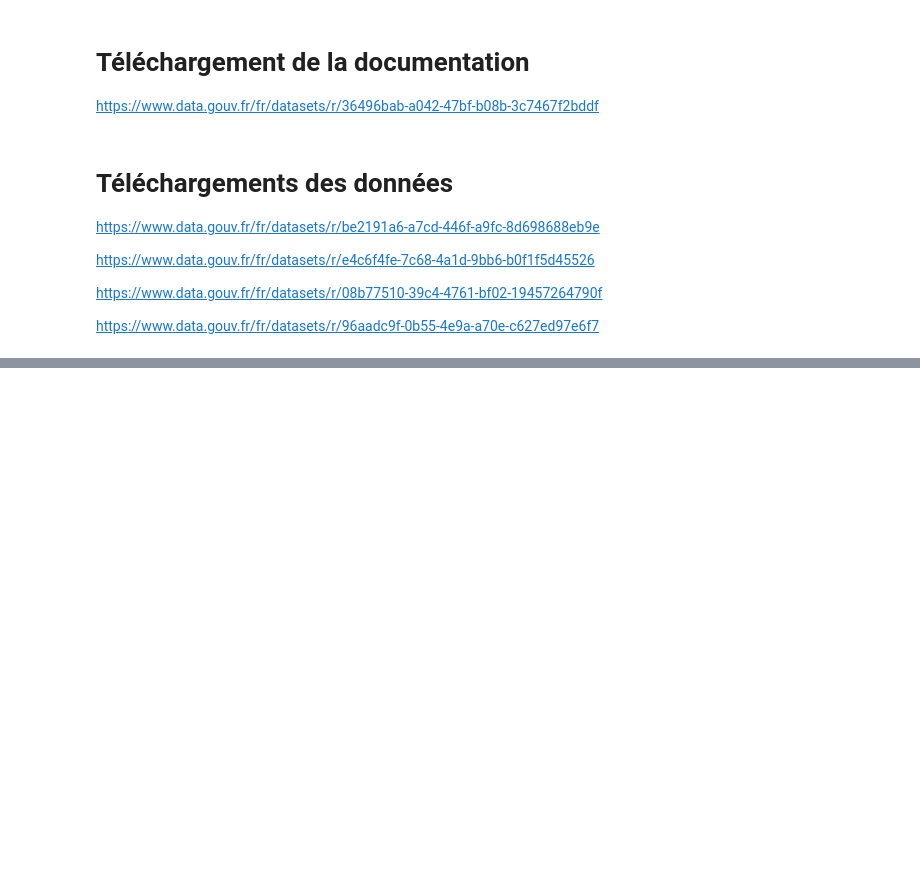
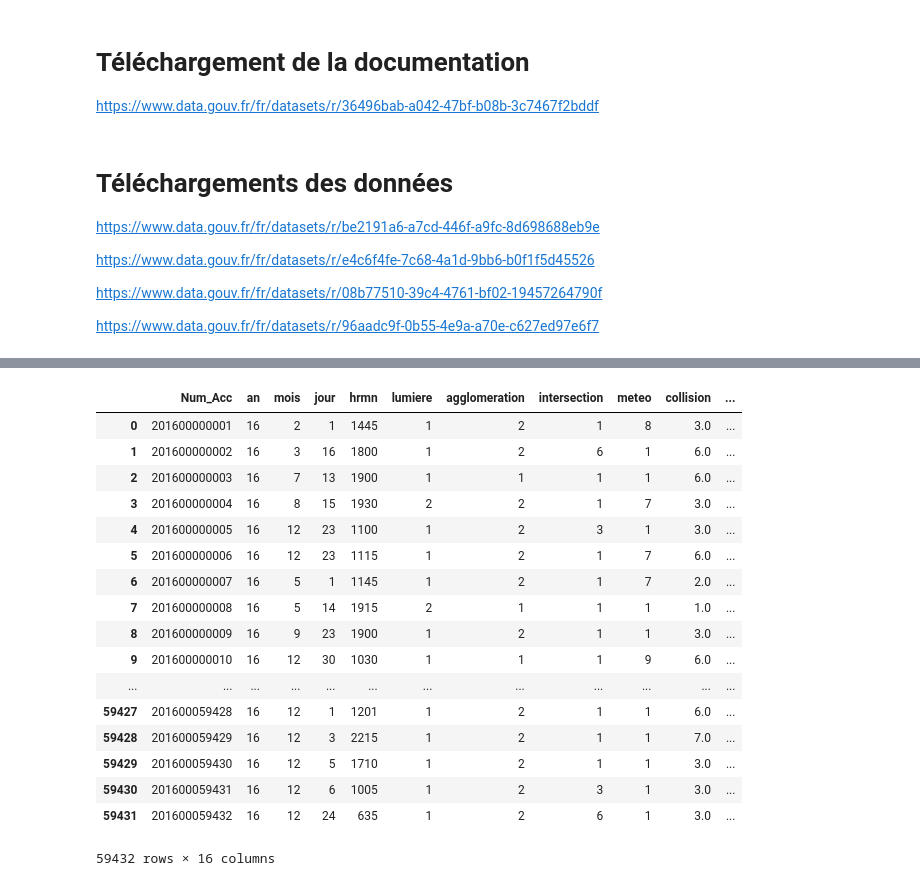
Before and after one commit to romainjouin/formation_python, a Jupyter notebook: 20180914_TD_Python.ipynb, the cells around one changed output, grey strips where cells are left out. Cells and saved outputs as stored; diff of their text form; code cells hidden in the pictures; blank space fills up the shorter version.

```diff
--- a/20180914_TD_Python.ipynb
+++ b/20180914_TD_Python.ipynb
@@ -48,6 +49,5 @@ https://www.data.gouv.fr/fr/datasets/r/96aadc9f-0b55-4e9a-a70e-c627ed97e6f7
 # %%
 import pandas as pd
 # %%
-path = ""
+path = "https://www.data.gouv.fr/fr/datasets/r/96aadc9f-0b55-4e9a-a70e-c627ed97e6f7"
 df = pd.read_csv(path, encoding="latin1")
-df.head()
@@ -60,0 +71,7 @@ df.head()
+# %%
+nouvelles_colonnes = ["Num_Acc", "an", "mois", "jour", "hrmn",
+                      "lumiere", "agglomeration", "intersection",
+                      "meteo", 'collision', 'num_commune', 'adr',
+                      'gps', 'lat', 'long', 'dep']
+# %%
+df.columns = nouvelles_colonnes
@@ -60,0 +98,24 @@ df.head()
+# %%
+colonnes_a_changer = {"lat" :"lattitude", "long" : "longitude"}
+df.rename(columns=colonnes_a_changer, inplace=True)
+# %%
+df
+# %% [output]
+|  | Num_Acc | an | mois | jour | hrmn | lumiere | agglomeration | intersection | meteo | collision | ... |
+| 0 | 201600000001 | 16 | 2 | 1 | 1445 | 1 | 2 | 1 | 8 | 3.0 | ... |
+| 1 | 201600000002 | 16 | 3 | 16 | 1800 | 1 | 2 | 6 | 1 | 6.0 | ... |
+| 2 | 201600000003 | 16 | 7 | 13 | 1900 | 1 | 1 | 1 | 1 | 6.0 | ... |
+| 3 | 201600000004 | 16 | 8 | 15 | 1930 | 2 | 2 | 1 | 7 | 3.0 | ... |
+| 4 | 201600000005 | 16 | 12 | 23 | 1100 | 1 | 2 | 3 | 1 | 3.0 | ... |
+| 5 | 201600000006 | 16 | 12 | 23 | 1115 | 1 | 2 | 1 | 7 | 6.0 | ... |
+| 6 | 201600000007 | 16 | 5 | 1 | 1145 | 1 | 2 | 1 | 7 | 2.0 | ... |
+| 7 | 201600000008 | 16 | 5 | 14 | 1915 | 2 | 1 | 1 | 1 | 1.0 | ... |
+| 8 | 201600000009 | 16 | 9 | 23 | 1900 | 1 | 2 | 1 | 1 | 3.0 | ... |
+| 9 | 201600000010 | 16 | 12 | 30 | 1030 | 1 | 1 | 1 | 9 | 6.0 | ... |
+| ... | ... | ... | ... | ... | ... | ... | ... | ... | ... | ... | ... |
+| 59427 | 201600059428 | 16 | 12 | 1 | 1201 | 1 | 2 | 1 | 1 | 6.0 | ... |
+| 59428 | 201600059429 | 16 | 12 | 3 | 2215 | 1 | 2 | 1 | 1 | 7.0 | ... |
+| 59429 | 201600059430 | 16 | 12 | 5 | 1710 | 1 | 2 | 1 | 1 | 3.0 | ... |
+| 59430 | 201600059431 | 16 | 12 | 6 | 1005 | 1 | 2 | 3 | 1 | 3.0 | ... |
+| 59431 | 201600059432 | 16 | 12 | 24 | 635 | 1 | 2 | 6 | 1 | 3.0 | ... |
+59432 rows × 16 columns
```
Also changed, not shown: parts of 6 cells of this notebook.
